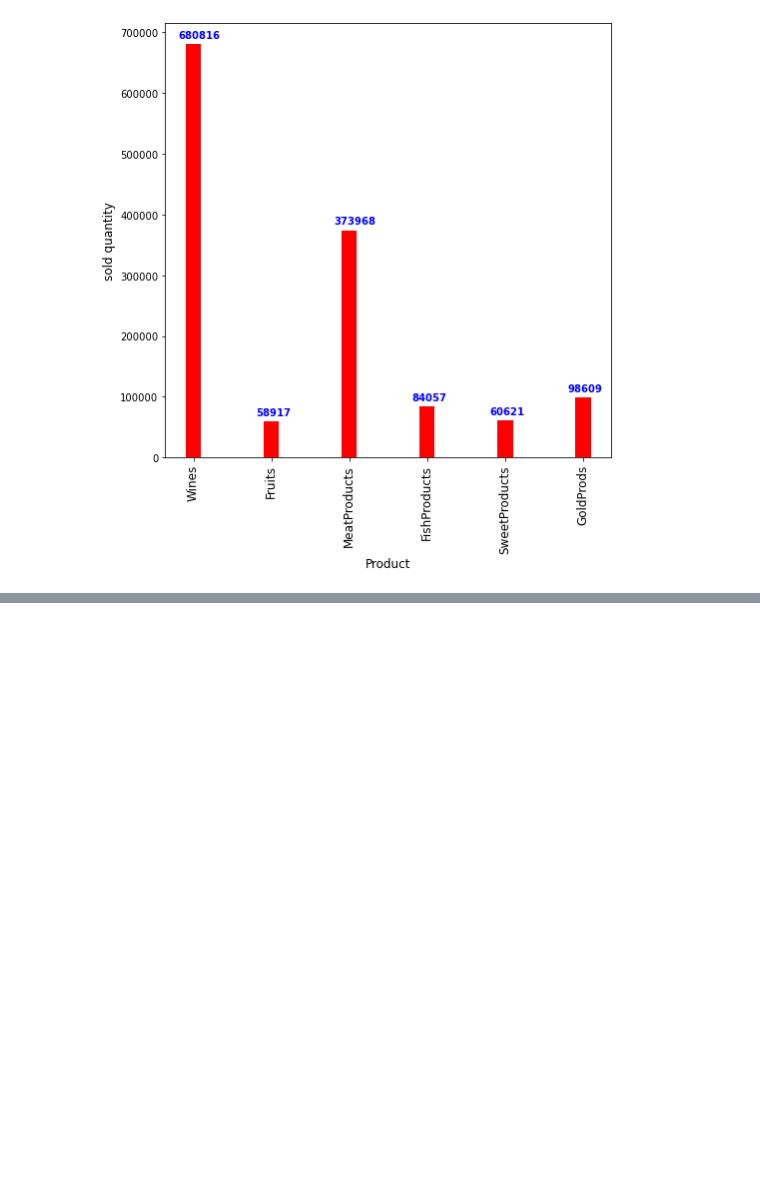
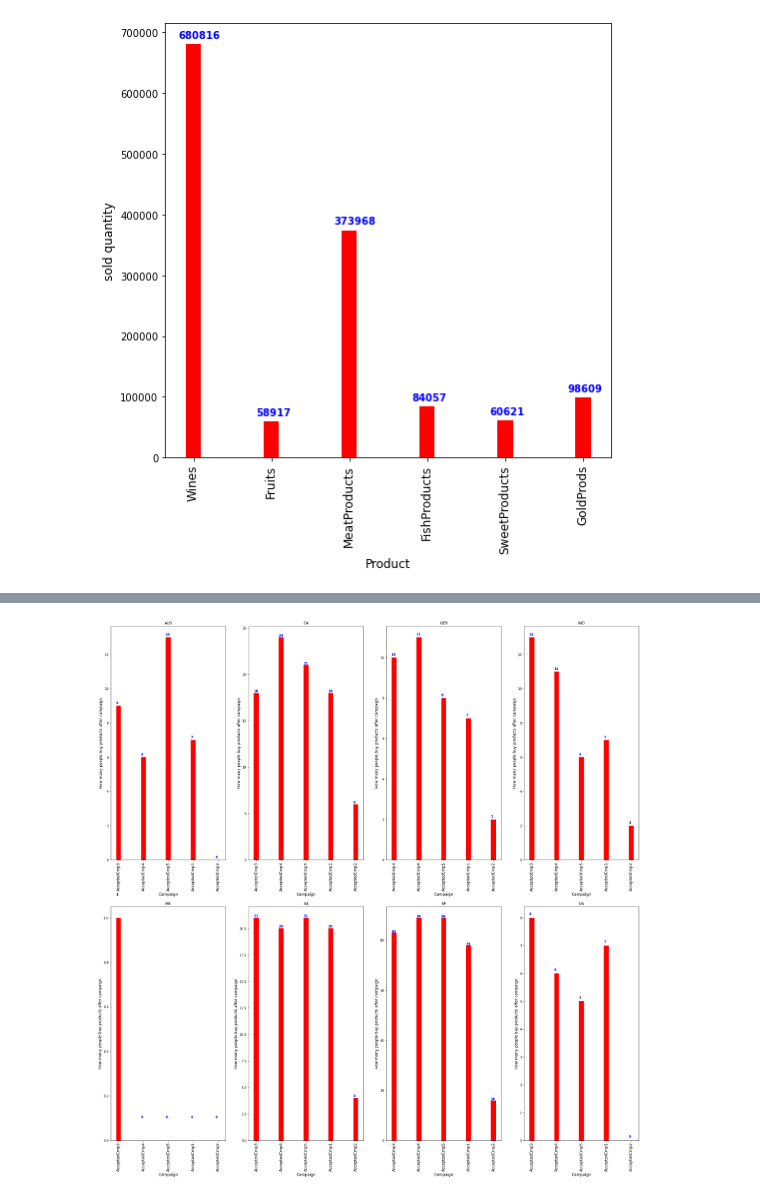
Before and after one commit to jackylin0316/Markeing_Analysis, a Jupyter notebook: Analysis.ipynb, the cells around one changed output, grey strips where cells are left out. Cells and saved outputs as stored; diff of their text form; code cells hidden in the pictures; blank space fills up the shorter version.

```diff
--- a/Analysis.ipynb
+++ b/Analysis.ipynb
@@ -430,0 +443,4 @@ plt.show()
+# %%
+task=df.loc[:, ['AcceptedCmp3', 'AcceptedCmp4', 'AcceptedCmp5', 'AcceptedCmp1', 'AcceptedCmp2', 'Country']]
+task=task.groupby('Country').sum().reset_index()
+task
@@ -430,0 +498,28 @@ plt.show()
+# %%
+
+country=task['Country']
+columns=task.columns[1:]
+number=0
+fig, ax = plt.subplots(2,4,figsize=(30, 30))
+while number<8:
+    for a in range(2):
+        for b in range(4):
+                x=columns
+                y=task.iloc[number, 1:]
+
+                width = 0.2 # the width of the bars
+                ind = np.arange(len(x))  # the x locations for the groups
+                ax1=ax[a,b]
+                ax1.bar(ind, y, width, color="red")
+                ax1.set_xticks(ind)
+                ax1.set_xticklabels(x, fontsize=12,minor=False, rotation=90)
+                ax1.xaxis.set_label_text('Campaign', fontsize=12)
+                ax1.yaxis.set_label_text('How many people buy products after campaign', fontsize=12)
+                ax1.set_title(country[number])
+                for i, v in enumerate(y):
+                    ax1.text(i-0.1, v+0.1, str(v), color='blue', fontweight='bold')
+                number+=1
+
+plt.show()
+# %% [output]
+[figure, added]
```
Also changed, not shown: parts of 7 cells of this notebook.
